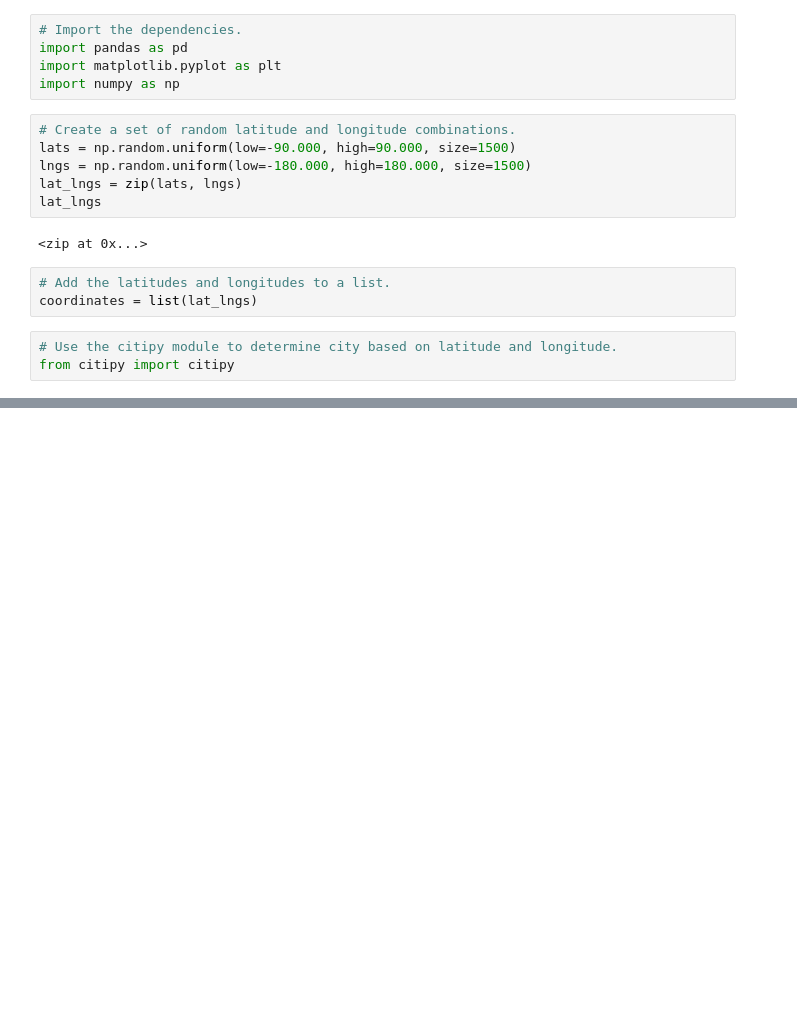
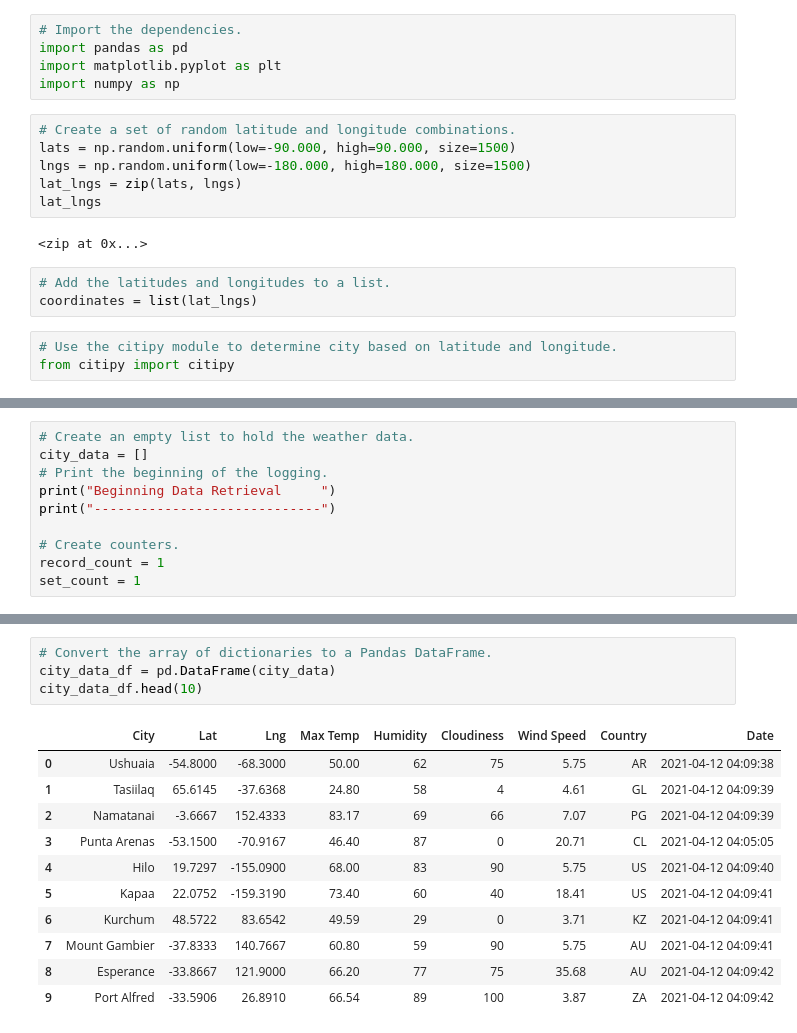
Before and after one commit to mayaeliza/World_Weather_Analysis, a Jupyter notebook: WeatherPy.ipynb, the cells around one changed output, grey strips where cells are left out. Saved outputs shown, nothing was run; the diff lists cells and outputs as text; blank space fills up the shorter version.

```diff
--- a/WeatherPy.ipynb
+++ b/WeatherPy.ipynb
@@ -33,0 +49,10 @@ len(cities)
+# %%
+# Create an empty list to hold the weather data.
+city_data = []
+# Print the beginning of the logging.
+print("Beginning Data Retrieval     ")
+print("-----------------------------")
+
+# Create counters.
+record_count = 1
+set_count = 1
@@ -33,0 +205,16 @@ len(cities)
+# %%
+# Convert the array of dictionaries to a Pandas DataFrame.
+city_data_df = pd.DataFrame(city_data)
+city_data_df.head(10)
+# %% [output]
+|  | City | Lat | Lng | Max Temp | Humidity | Cloudiness | Wind Speed | Country | Date |
+| 0 | Ushuaia | -54.8000 | -68.3000 | 50.00 | 62 | 75 | 5.75 | AR | 2021-04-12 04:09:38 |
+| 1 | Tasiilaq | 65.6145 | -37.6368 | 24.80 | 58 | 4 | 4.61 | GL | 2021-04-12 04:09:39 |
+| 2 | Namatanai | -3.6667 | 152.4333 | 83.17 | 69 | 66 | 7.07 | PG | 2021-04-12 04:09:39 |
+| 3 | Punta Arenas | -53.1500 | -70.9167 | 46.40 | 87 | 0 | 20.71 | CL | 2021-04-12 04:05:05 |
+| 4 | Hilo | 19.7297 | -155.0900 | 68.00 | 83 | 90 | 5.75 | US | 2021-04-12 04:09:40 |
+| 5 | Kapaa | 22.0752 | -159.3190 | 73.40 | 60 | 40 | 18.41 | US | 2021-04-12 04:09:41 |
+| 6 | Kurchum | 48.5722 | 83.6542 | 49.59 | 29 | 0 | 3.71 | KZ | 2021-04-12 04:09:41 |
+| 7 | Mount Gambier | -37.8333 | 140.7667 | 60.80 | 59 | 90 | 5.75 | AU | 2021-04-12 04:09:41 |
+| 8 | Esperance | -33.8667 | 121.9000 | 66.20 | 77 | 75 | 35.68 | AU | 2021-04-12 04:09:42 |
+| 9 | Port Alfred | -33.5906 | 26.8910 | 66.54 | 89 | 100 | 3.87 | ZA | 2021-04-12 04:09:42 |
```
Also changed, not shown: parts of 12 cells of this notebook, 4 other files.
